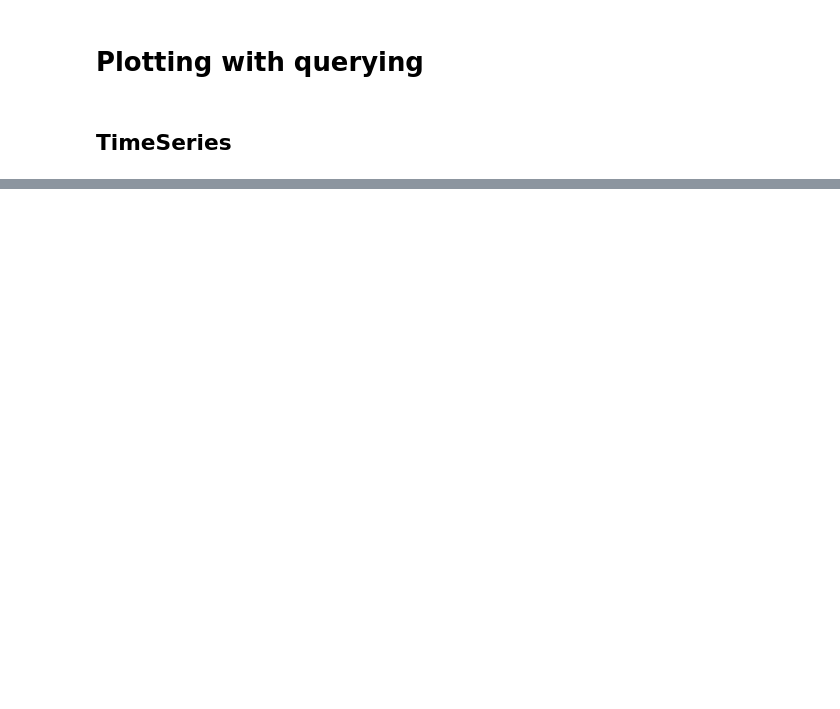
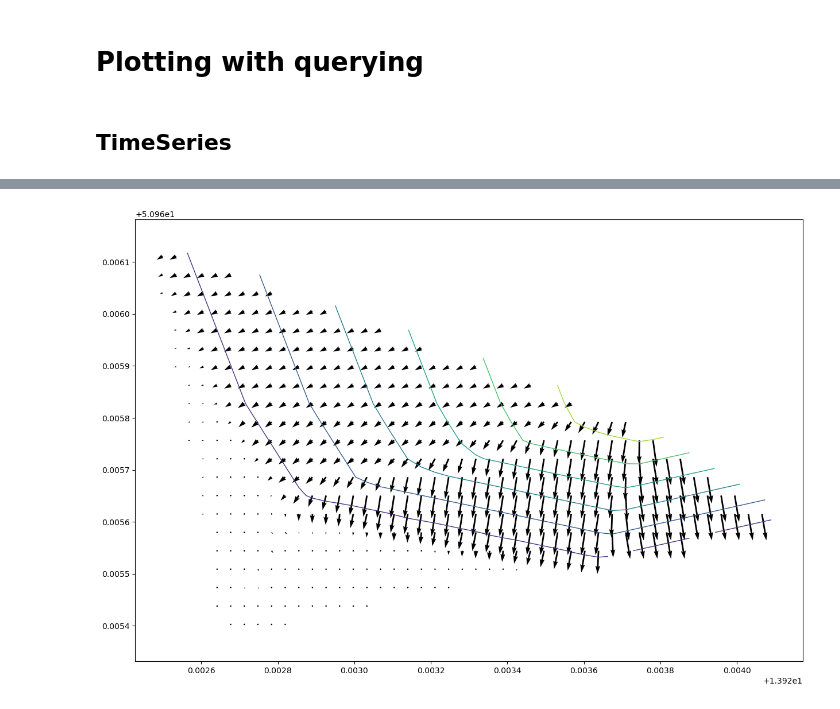
Before and after one commit to vieirasaulo/wasserweise, a Jupyter notebook: Plotting with querying.ipynb, the cells around one changed output, grey strips where cells are left out. Drawn from its saved outputs; the diff is of its cells as text; code cells hidden in the pictures; blank space fills up the shorter version.

```diff
--- a/Plotting with querying.ipynb
+++ b/Plotting with querying.ipynb
@@ -95,0 +181,15 @@ PandasInterface expects tabular data, for more information on supported datatype
+# %%
+cellsize = PixelSize
+u , v = np.gradient(grid_z, 1)
+# slope = np.sqrt(px ** 2 + py ** 2)
+u , v = - u.T, -v.T
+x_coords = np.linspace(minx,maxx,50)
+y_coords = np.linspace(miny,maxy,25)
+plt.figure(figsize=(15,10))
+# plt.imshow(grid_z.T,  cmap='rainbow'  , origin = 'lower')
+# plt.title('Simple IDW power=2')
+contour = plt.contour(grid_x, grid_y, grid_z, linewidths = 1)
+plt.quiver(x_coords,y_coords, u, v)
+plt.show()
+# %% [output]
+[figure, added]
```
Also changed, not shown: parts of 29 cells of this notebook, 4 other files.
